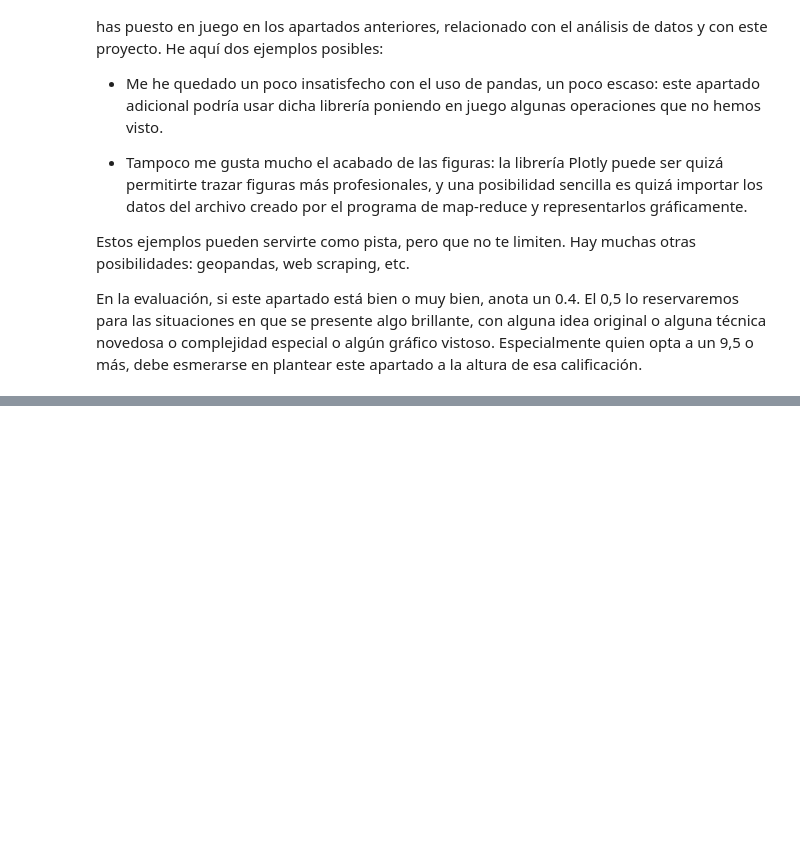
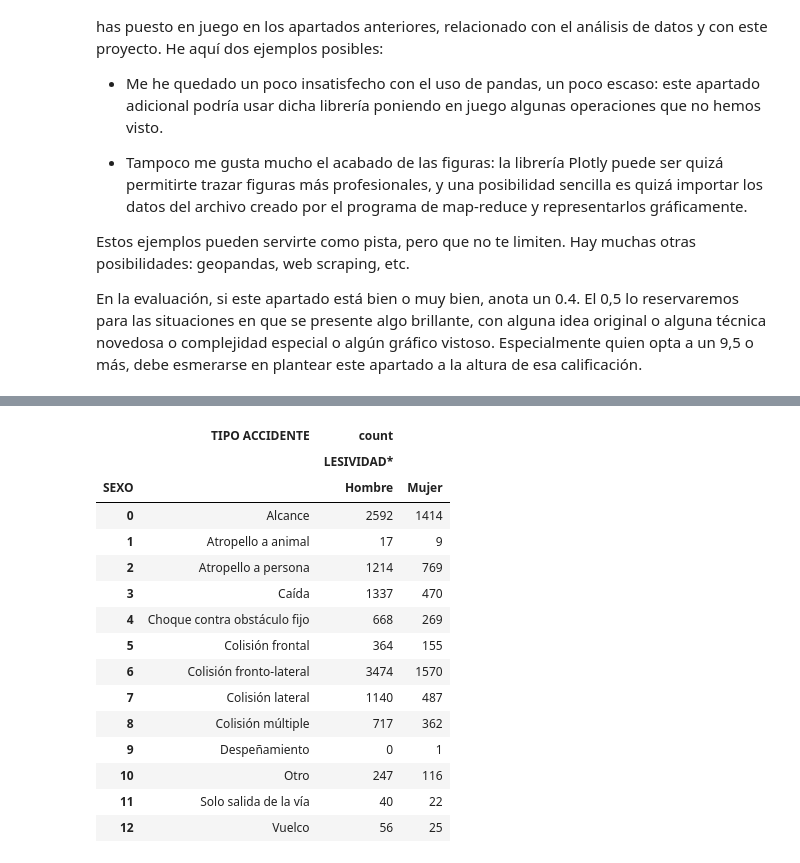
Before and after one commit to TiaIvonne/MasterUCM-python, a Jupyter notebook: accidentes_en_madrid_enunciados.ipynb, the cells around one changed output, grey strips where cells are left out. Drawn from its saved outputs; the diff is of its cells as text; code cells hidden in the pictures; blank space fills up the shorter version.

```diff
--- a/accidentes_en_madrid_enunciados.ipynb
+++ b/accidentes_en_madrid_enunciados.ipynb
@@ -771,18 +1114,3 @@ print(tabla_pre)
 # %% [markdown]
 **e2. Carga del dataframe, codificando rangos de edad y lesividad.**
 Ahora, queremos modificar esta lectura para que los rangos de edad se conviertan en el intervalo correspondiente. Además, vemos que el nivel de lesividad se ha leído directamente como un real, y las cadenas en blanco se han traducido a `NaN` (*Not a Number*). Queremos ponerlo como un entero, consistente en un 1 cuando hay lesividad. Cuando no se conoce la lesividad, o no hay lesividad (casos codificados con un 0, un 77, un 14), anotamos un 0 en la tabla.
-# %%
-# Esta celda debe ser completada por el estudiante
-def cargar_dataframe(archivo):
-    c = cargar_dataframe_v0(archivo)
-    c['LESIVIDAD*'] = c['LESIVIDAD*'].fillna(0) # Reemplaza los NaN con un 0
-    les = c.iloc[:,3].name # Localiza la columna 3 que corresponde a lesividad
-    hora = c.iloc[:,0].name # Localiza la columna 0 que corresponde a la hora
-    edad = c.iloc[:,2].name # Localiza la columna 2 que representa las edades
-    c[les] = c[les].replace([77, 14],[0, 0]).astype(int) # Reemplaza valores 77,14 con O
-    c[les] = np.where(c[les] != 0, 1, c[les]) # Reemplaza todo lo distinto a 0 con 1
-    #Limpieza columna hora
-    c[hora] = c[hora].apply(redondeo_hora)
-    # Limpieza columna rango edad
-    c[edad] = c[edad].apply(rango_edad)
-    return c
@@ -1197,0 +1763,25 @@ Pon tú este párrafo con tus propias observaciones. Elimina este párrafo en ve
+# %%
+# Apartado de tabla pivote
+"""
+De la funcion grafico extrae el segundo return que contiene
+la tabla pivote y la muestra
+"""
+df = resultado[1]
+df
+# %% [output]
+|  | TIPO ACCIDENTE | count |  |
+|  |  | LESIVIDAD* |  |
+| SEXO |  | Hombre | Mujer |
+| 0 | Alcance | 2592 | 1414 |
+| 1 | Atropello a animal | 17 | 9 |
+| 2 | Atropello a persona | 1214 | 769 |
+| 3 | Caída | 1337 | 470 |
+| 4 | Choque contra obstáculo fijo | 668 | 269 |
+| 5 | Colisión frontal | 364 | 155 |
+| 6 | Colisión fronto-lateral | 3474 | 1570 |
+| 7 | Colisión lateral | 1140 | 487 |
+| 8 | Colisión múltiple | 717 | 362 |
+| 9 | Despeñamiento | 0 | 1 |
+| 10 | Otro | 247 | 116 |
+| 11 | Solo salida de la vía | 40 | 22 |
+| 12 | Vuelco | 56 | 25 |
```
Also changed, not shown: parts of 47 cells of this notebook, 3 other files.
